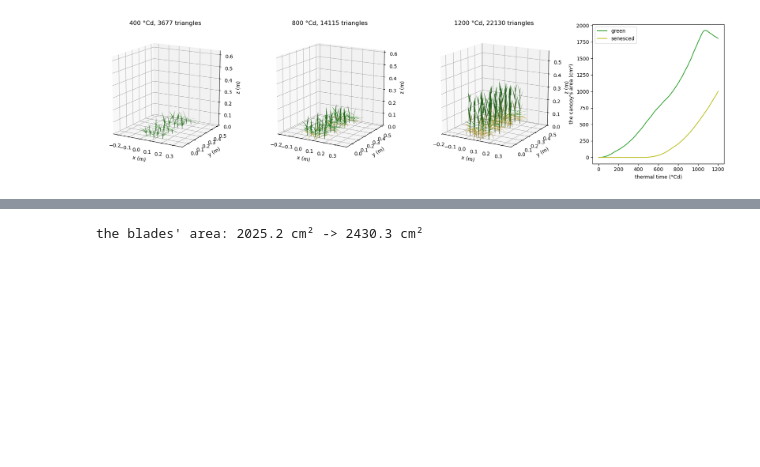
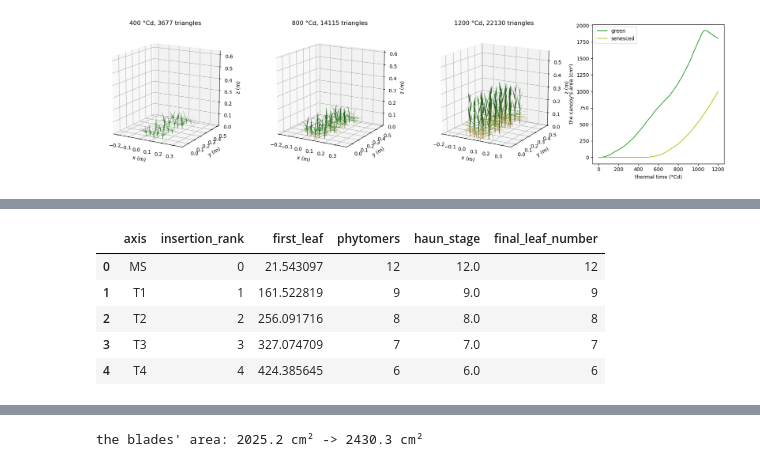
Before and after one commit to openalea/adel, a Jupyter notebook: example/notebook/tutorial_shoot_architecture.ipynb, the cells around one changed output, grey strips where cells are left out. Drawn from its saved outputs; the diff is of its cells as text; code cells hidden in the pictures; blank space fills up the shorter version.

```diff
--- a/example/notebook/tutorial_shoot_architecture.ipynb
+++ b/example/notebook/tutorial_shoot_architecture.ipynb
@@ -181,0 +190,14 @@ figure.subplots_adjust(left=0.02, right=0.98, wspace=0.25)
+# %%
+axes_of = ds.map_to(np.arange(len(ds.entity_ids("Plant")), dtype=float), "Plant", "Axis", "broadcast") == 0
+names = axes_table.reset_index(drop=True)["axe"].to_numpy()[np.asarray(ds.get("axis_row"))]
+pd.DataFrame(dict(axis=names, insertion_rank=np.asarray(ds.get("insertion_rank")),
+                  first_leaf=axes_table.reset_index(drop=True)["emf1"].to_numpy()[np.asarray(ds.get("axis_row"))],
+                  phytomers=np.asarray(ds.get("axis_phytomers")), haun_stage=np.asarray(ds.get("haun_stage")),
+                  final_leaf_number=np.asarray(ds.get("final_leaf_number"))))[axes_of].reset_index(drop=True)
+# %% [output]
+|  | axis | insertion_rank | first_leaf | phytomers | haun_stage | final_leaf_number |
+| 0 | MS | 0 | 21.543097 | 12 | 12.0 | 12 |
+| 1 | T1 | 1 | 161.522819 | 9 | 9.0 | 9 |
+| 2 | T2 | 2 | 256.091716 | 8 | 8.0 | 8 |
+| 3 | T3 | 3 | 327.074709 | 7 | 7.0 | 7 |
+| 4 | T4 | 4 | 424.385645 | 6 | 6.0 | 6 |
```
Also changed, not shown: parts of 9 cells of this notebook, 6 other files.
